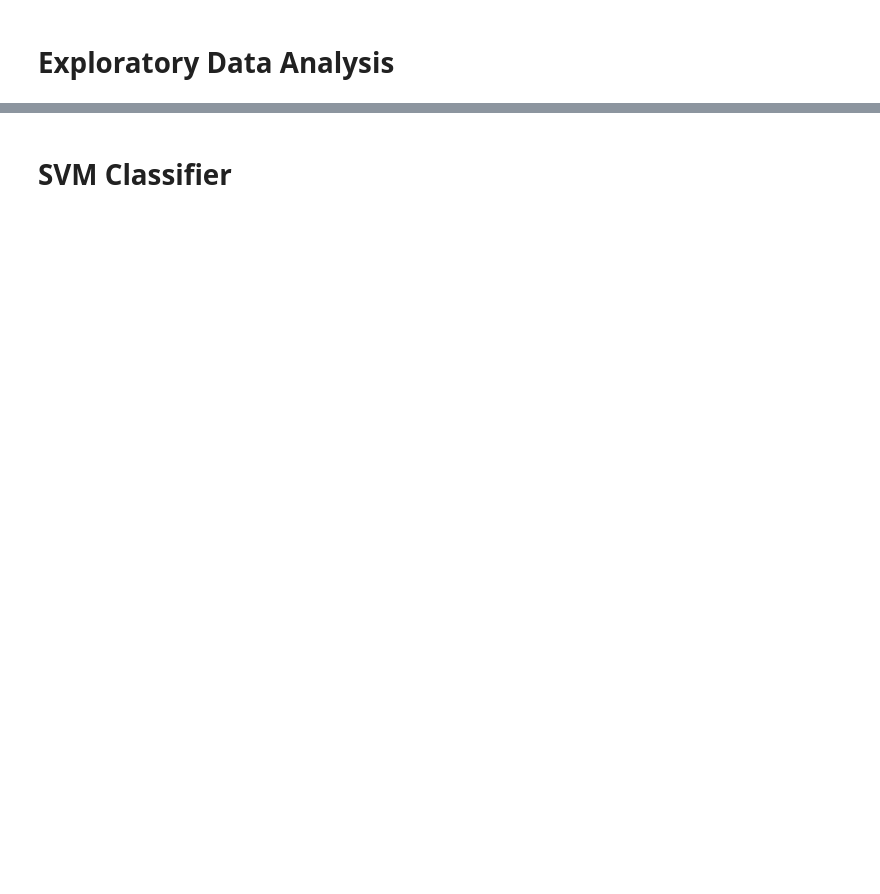
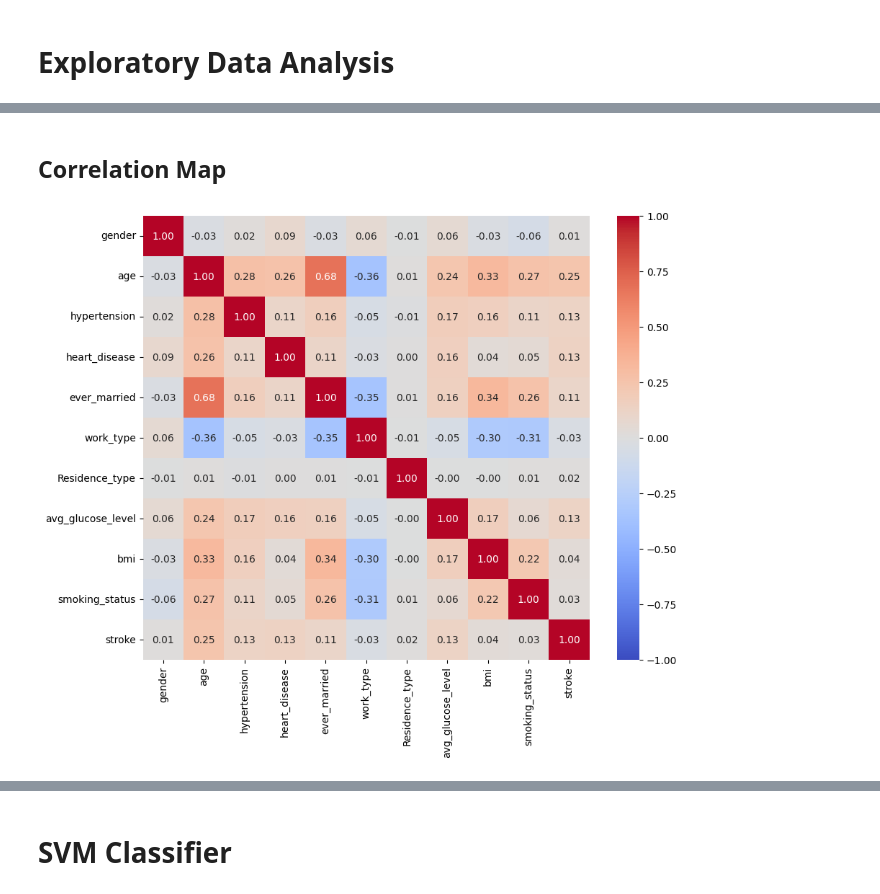
Before and after one commit to kaushal2m2/ecs171_ml_project, a Jupyter notebook: stroke_prediction.ipynb, the cells around one changed output, grey strips where cells are left out. Cells and saved outputs as stored; diff of their text form; code cells hidden in the pictures; blank space fills up the shorter version.

```diff
--- a/stroke_prediction.ipynb
+++ b/stroke_prediction.ipynb
@@ -62,0 +5,41 @@ Columns with empty values:  Index(['bmi'], dtype='object')
+# %%
+import pandas as pd
+import numpy as np
+from sklearn.preprocessing import OrdinalEncoder
+from sklearn.preprocessing import MinMaxScaler
+from IPython.display import display
+
+# load dataset
+df = pd.read_csv('data.csv')
+display(df.head(5))
+
+# drop the column id
+df = df.drop(columns=['id'])
+
+# for each of the categorical attributes, print out all the unique elements.
+print("Unique elements of categorical attributes:")
+cats = ['gender', 'ever_married', 'work_type', 'Residence_type', 'smoking_status']
+for cat in cats:
+    print(df[cat].unique())
+
+# Find and print out which columns/attributes that have empty values, e.g., NA, NaN, null, None.
+print("\nColumns with empty values: ", df.columns[df.isna().any()]) # bmi
+# Fill bmi with mean
+df['bmi'] = df['bmi'].fillna(df['bmi'].mean())
+print(df.shape)
+
+# For each of the categorical attribtues, encode the set of categories to be 0 ~ (n_classes - 1)
+encoder = OrdinalEncoder()
+df[cats] = encoder.fit_transform(df[cats])
+
+# Create a dictionary to hold mappings
+category_mappings = {}
+for i, column in enumerate(cats):
+    categories = encoder.categories_[i]
+    mapping = {category: int(code) for code, category in enumerate(categories)}
+    category_mappings[column] = mapping
+
+for key in category_mappings:
+    print(key, category_mappings[key])
+
+display(df.head(5))
@@ -84,0 +99,8 @@ plt.show()
+# %% [markdown]
+## Correlation Map
+# %%
+plt.figure(figsize=(10, 8))
+sns.heatmap(df.corr(), annot=True, fmt='.2f', cmap='coolwarm', vmin=-1, vmax=1, center=0)
+plt.show()
+# %% [output]
+[figure, added]
```
Also changed, not shown: parts of 28 cells of this notebook.
